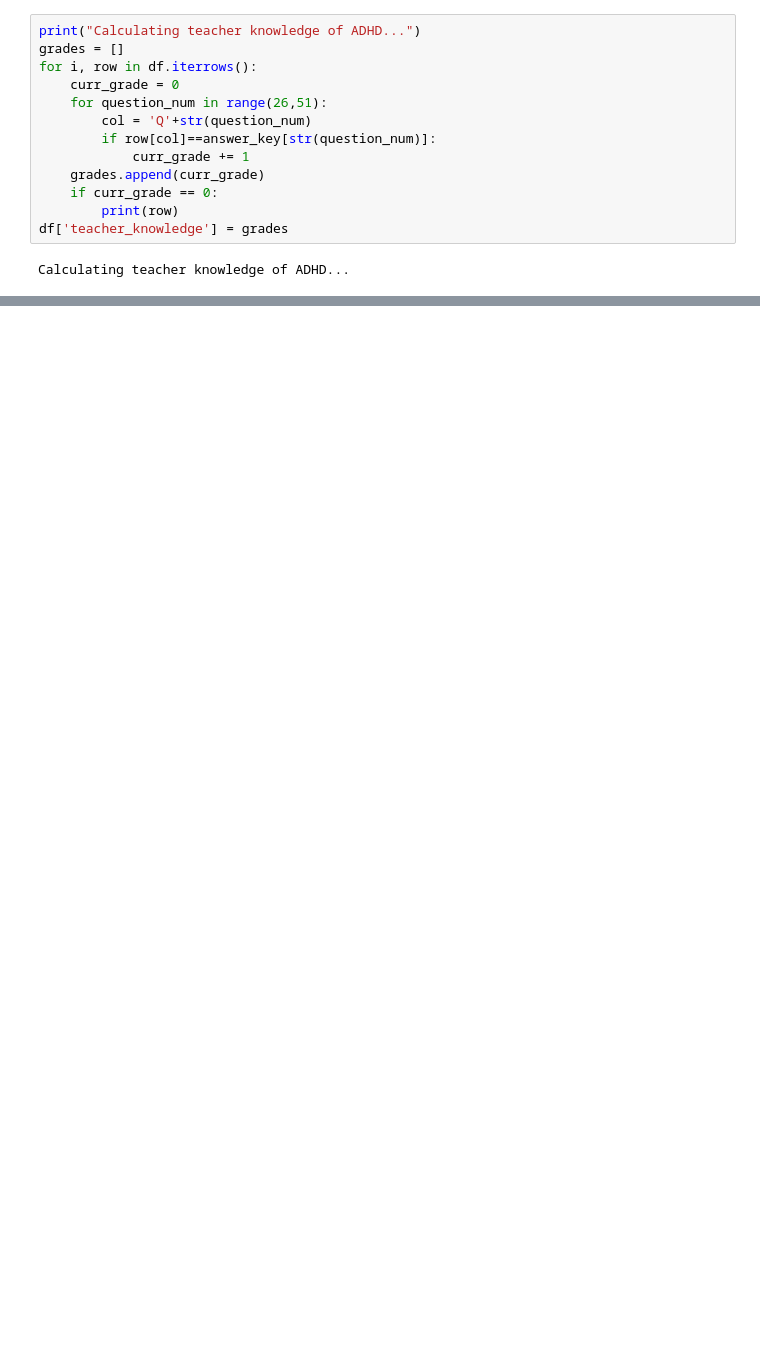
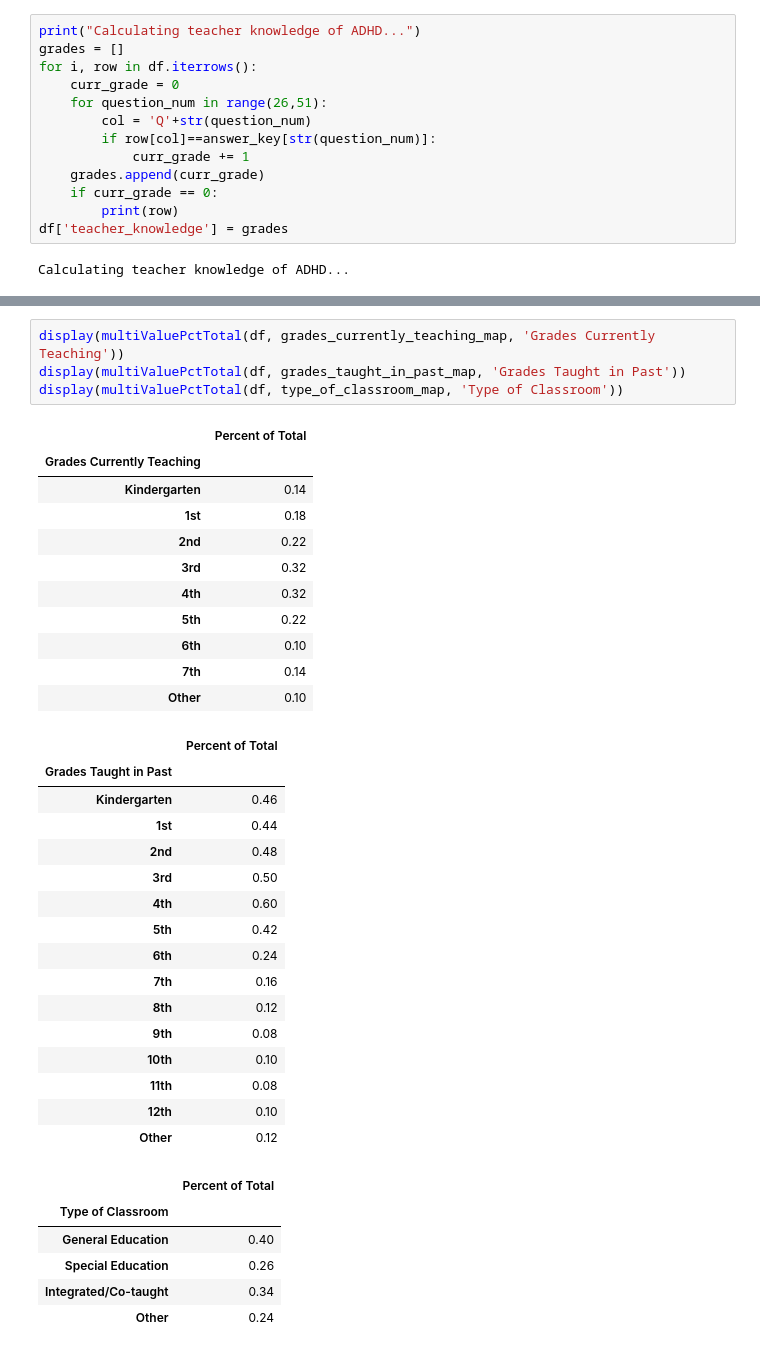
Before and after one commit to michael-abbate/adhd-analysis, a Jupyter notebook: adhd.ipynb, the cells around one changed output, grey strips where cells are left out. Cells and saved outputs as stored; diff of their text form; blank space fills up the shorter version.

```diff
--- a/adhd.ipynb
+++ b/adhd.ipynb
@@ -104,0 +212,38 @@ Notes:
+# %%
+display(multiValuePctTotal(df, grades_currently_teaching_map, 'Grades Currently Teaching'))
+display(multiValuePctTotal(df, grades_taught_in_past_map, 'Grades Taught in Past'))
+display(multiValuePctTotal(df, type_of_classroom_map, 'Type of Classroom'))
+# %% [output]
+|  | Percent of Total |
+| Grades Currently Teaching |  |
+| Kindergarten | 0.14 |
+| 1st | 0.18 |
+| 2nd | 0.22 |
+| 3rd | 0.32 |
+| 4th | 0.32 |
+| 5th | 0.22 |
+| 6th | 0.10 |
+| 7th | 0.14 |
+| Other | 0.10 |
+|  | Percent of Total |
+| Grades Taught in Past |  |
+| Kindergarten | 0.46 |
+| 1st | 0.44 |
+| 2nd | 0.48 |
+| 3rd | 0.50 |
+| 4th | 0.60 |
+| 5th | 0.42 |
+| 6th | 0.24 |
+| 7th | 0.16 |
+| 8th | 0.12 |
+| 9th | 0.08 |
+| 10th | 0.10 |
+| 11th | 0.08 |
+| 12th | 0.10 |
+| Other | 0.12 |
+|  | Percent of Total |
+| Type of Classroom |  |
+| General Education | 0.40 |
+| Special Education | 0.26 |
+| Integrated/Co-taught | 0.34 |
+| Other | 0.24 |
```
Also changed, not shown: parts of 10 cells of this notebook, 1 other file.
